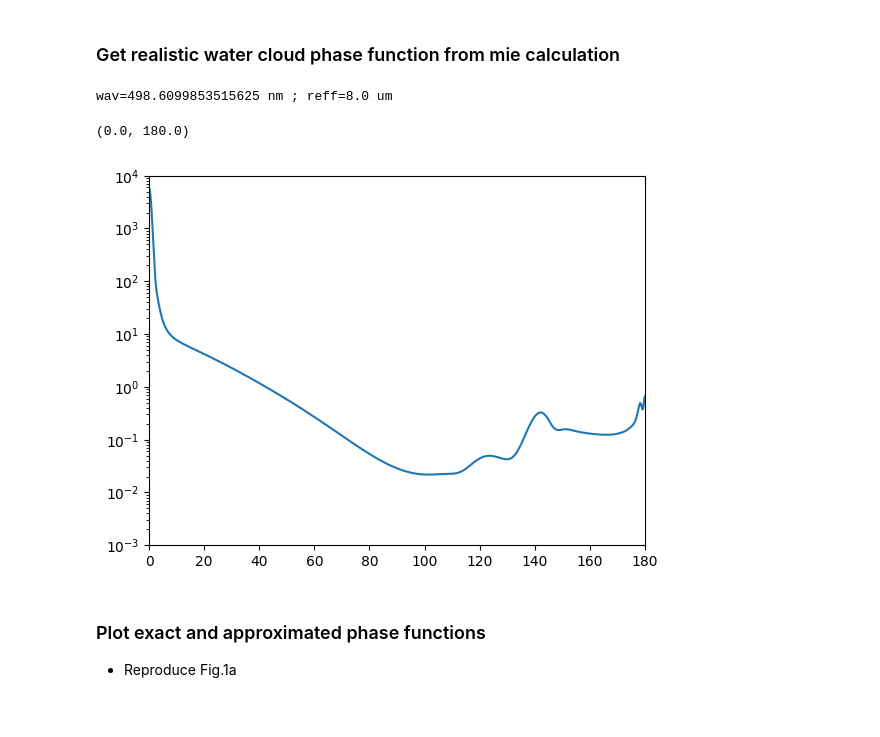
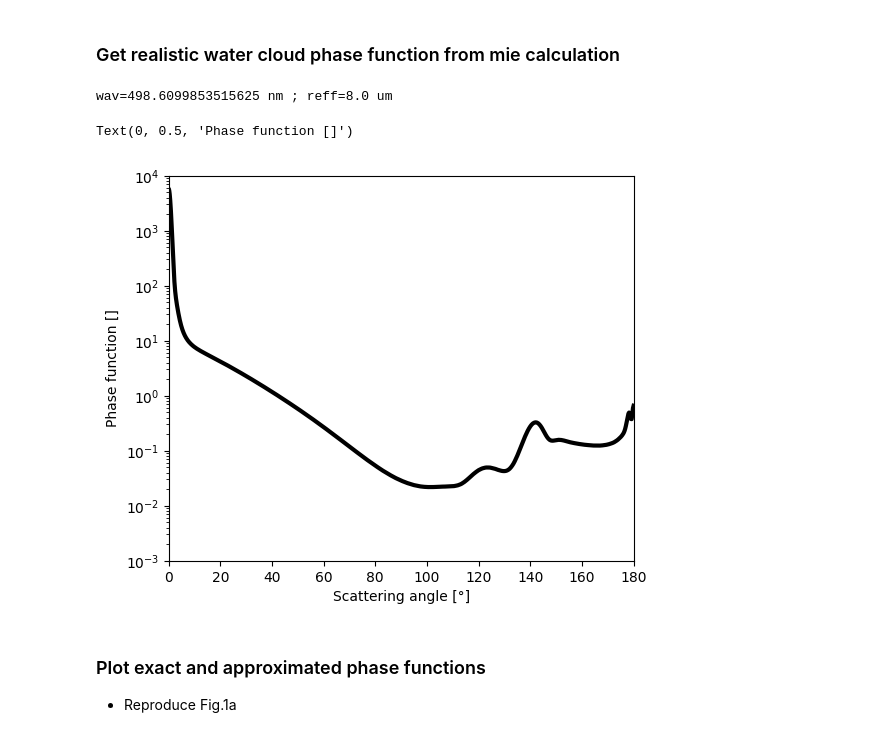
Before and after one commit to hygeos/pytrunc, a Jupyter notebook: validation_notebook_iwabuchi.ipynb, the cells around one changed output. Drawn from its saved outputs; the diff is of its cells as text; code cells hidden in the pictures.

```diff
--- a/validation_notebook_iwabuchi.ipynb
+++ b/validation_notebook_iwabuchi.ipynb
@@ -37,36 +39,39 @@ method = 'lobatto'
 # method = 'trapezoid'
 # method = 'simpson' # use pair number for theta
 
 INTEGRATORS = {
     "simpson": simpson,
     "trapezoid": trapezoid,
     "lobatto": integrate_lobatto
     }
 integrate_m = INTEGRATORS[method]
 
 # theta = np.linspace(0., 180., 18000)
 # pha_exact = np.interp(theta, ds.theta.values, pha_exact)
 
 # theta, _ = quadrature_lobatto(0., 180., 7201)
 # pha_exact = np.interp(theta, ds.theta.values, pha_exact)
 
 mu = np.cos(np.deg2rad(theta))
 idmu = np.argsort(mu)
 # renormalize depending on the chosen integration method
 if method == 'lobatto':
     sin_th = np.sin(np.deg2rad(theta))
     pha_exact = (2. * pha_exact) / integrate_m(pha_exact*sin_th, np.deg2rad(theta))
 else:
     pha_exact = (2. * pha_exact) / integrate_m(pha_exact[idmu], mu[idmu])
 
-plt.plot(theta, pha_exact)
+plt.figure(figsize=(6,5))
+plt.plot(theta, pha_exact, c='k', lw=3)
 plt.yscale('log')
 plt.ylim(ymin=1e-3, ymax=1e4)
 plt.xlim(xmin=0, xmax=180)
+plt.xlabel('Scattering angle [°]')
+plt.ylabel('Phase function []')
 # %% [output]
 wav=498.6099853515625 nm ; reff=8.0 um
-(0.0, 180.0)
+Text(0, 0.5, 'Phase function []')
-[figure, old version]
+[figure, new version]
 # %% [markdown]
 ### Plot exact and approximated phase functions
  - Reproduce Fig.1a
```
Also changed, not shown: parts of 5 cells of this notebook.
